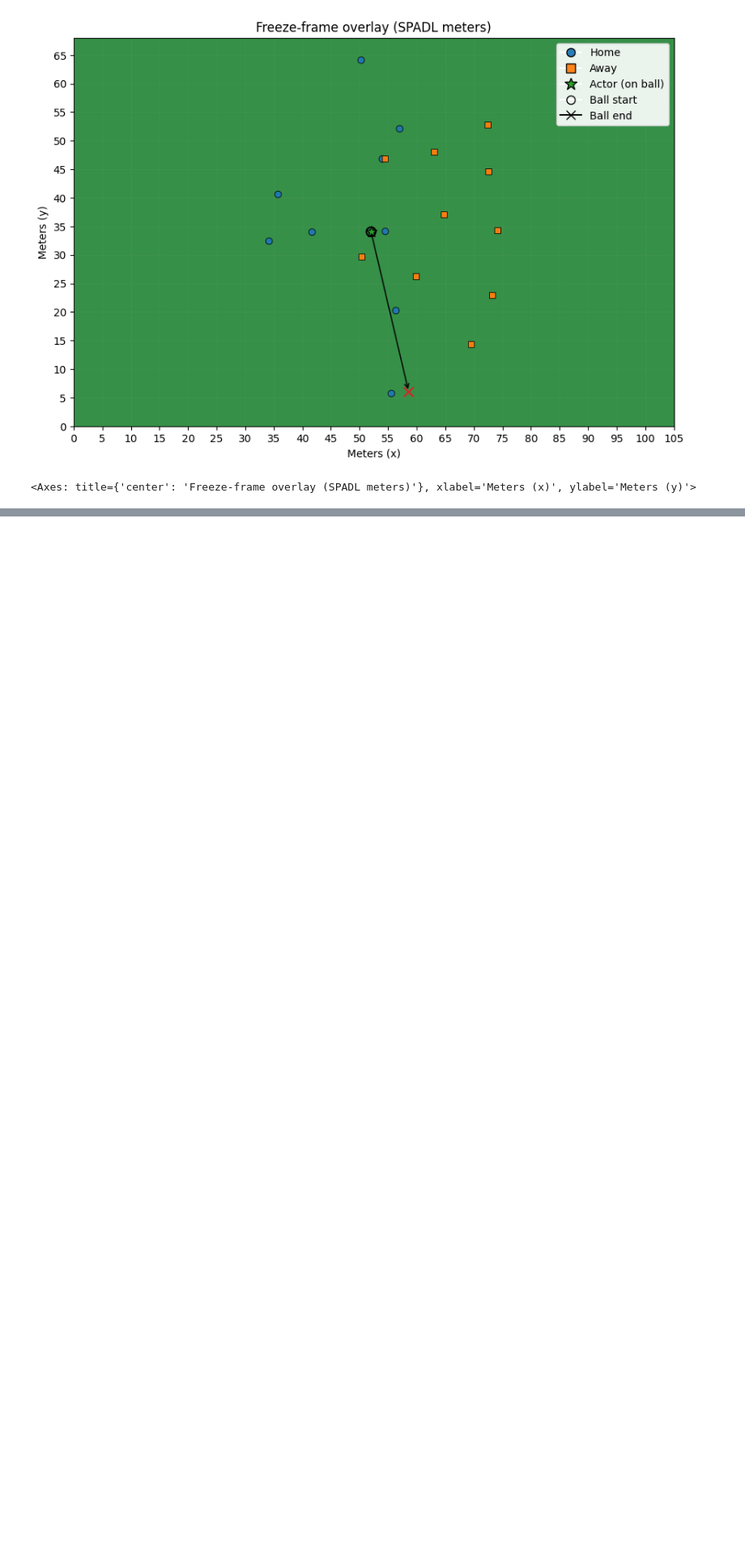
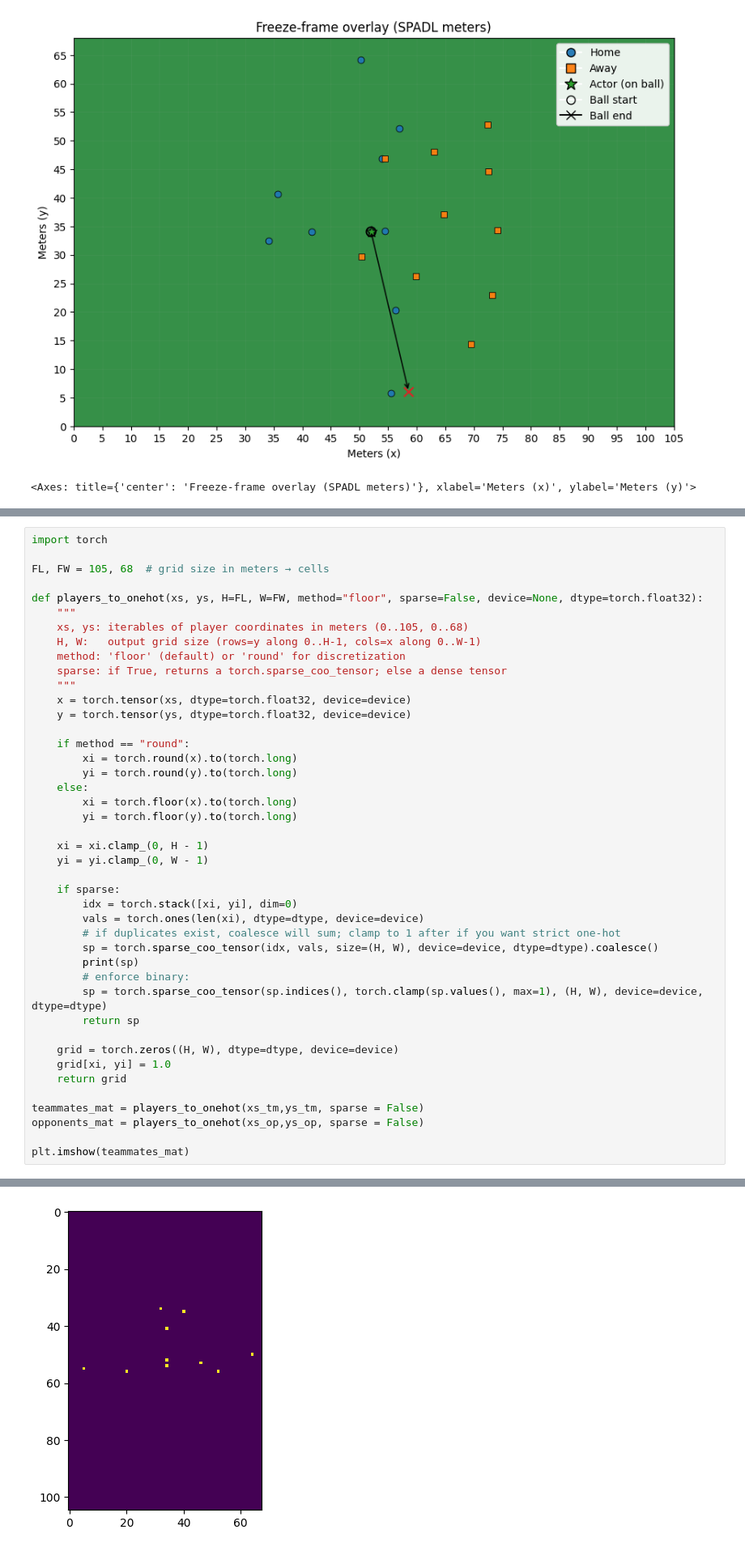
Before and after one commit to ethsen/Soccer-Research, a Jupyter notebook: dataExplore.ipynb, the cells around one changed output, grey strips where cells are left out. Shown at 81% size. Drawn from its saved outputs; the diff is of its cells as text; blank space fills up the shorter version.

```diff
--- a/dataExplore.ipynb
+++ b/dataExplore.ipynb
@@ -284,0 +295,44 @@ plt.show()
+# %%
+import torch
+
+FL, FW = 105, 68  # grid size in meters → cells
+
+def players_to_onehot(xs, ys, H=FL, W=FW, method="floor", sparse=False, device=None, dtype=torch.float32):
+    """
+    xs, ys: iterables of player coordinates in meters (0..105, 0..68)
+    H, W:   output grid size (rows=y along 0..H-1, cols=x along 0..W-1)
+    method: 'floor' (default) or 'round' for discretization
+    sparse: if True, returns a torch.sparse_coo_tensor; else a dense tensor
+    """
+    x = torch.tensor(xs, dtype=torch.float32, device=device)
+    y = torch.tensor(ys, dtype=torch.float32, device=device)
+
+    if method == "round":
+        xi = torch.round(x).to(torch.long)
+        yi = torch.round(y).to(torch.long)
+    else:
+        xi = torch.floor(x).to(torch.long)
+        yi = torch.floor(y).to(torch.long)
+
+    xi = xi.clamp_(0, H - 1)
+    yi = yi.clamp_(0, W - 1)
+
+    if sparse:
+        idx = torch.stack([xi, yi], dim=0)
+        vals = torch.ones(len(xi), dtype=dtype, device=device)
+        # if duplicates exist, coalesce will sum; clamp to 1 after if you want strict one-hot
+        sp = torch.sparse_coo_tensor(idx, vals, size=(H, W), device=device, dtype=dtype).coalesce()
+        print(sp)
+        # enforce binary:
+        sp = torch.sparse_coo_tensor(sp.indices(), torch.clamp(sp.values(), max=1), (H, W), device=device, dtype=dtype)
+        return sp
+
+    grid = torch.zeros((H, W), dtype=dtype, device=device)
+    grid[xi, yi] = 1.0
+    return grid
+
+teammates_mat = players_to_onehot(xs_tm,ys_tm, sparse = False)
+opponents_mat = players_to_onehot(xs_op,ys_op, sparse = False)
+
+plt.imshow(teammates_mat)
+# %% [output]
@@ -284,0 +340 @@ plt.show()
+[figure, added]
```
Also changed, not shown: parts of 7 cells of this notebook, 2 other files.
